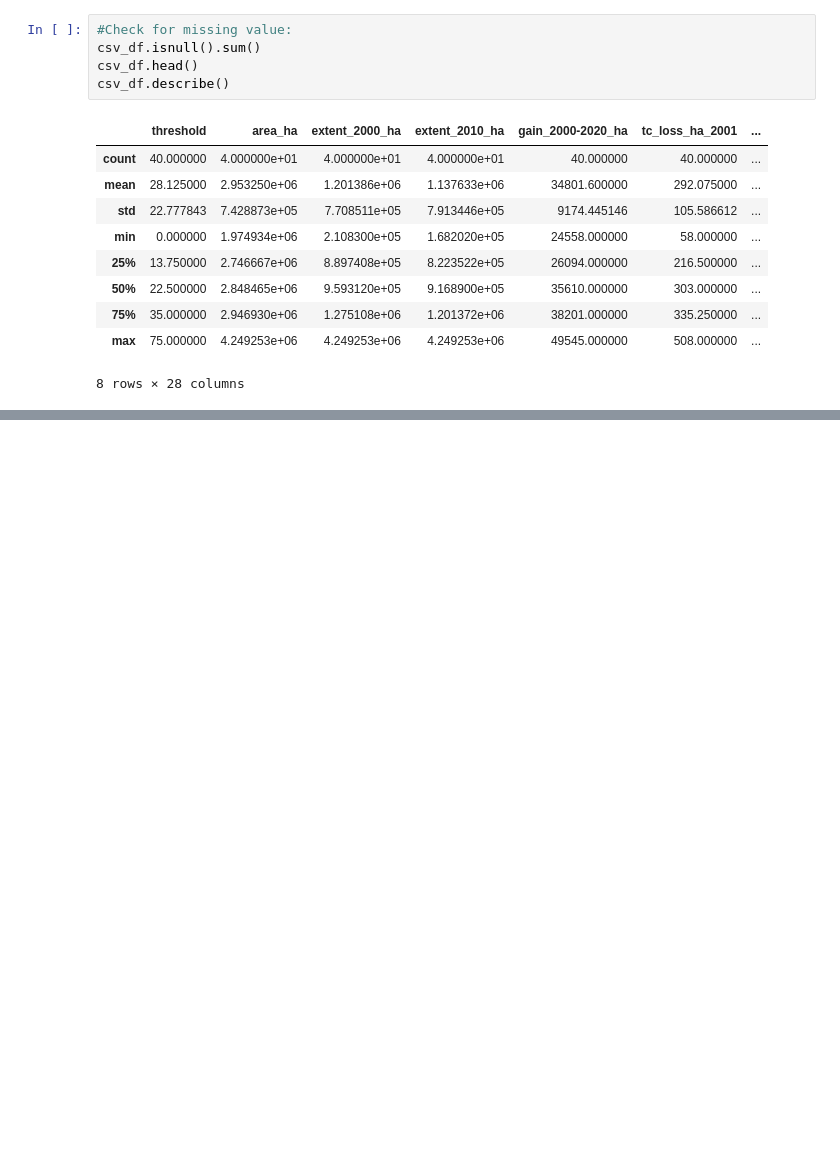
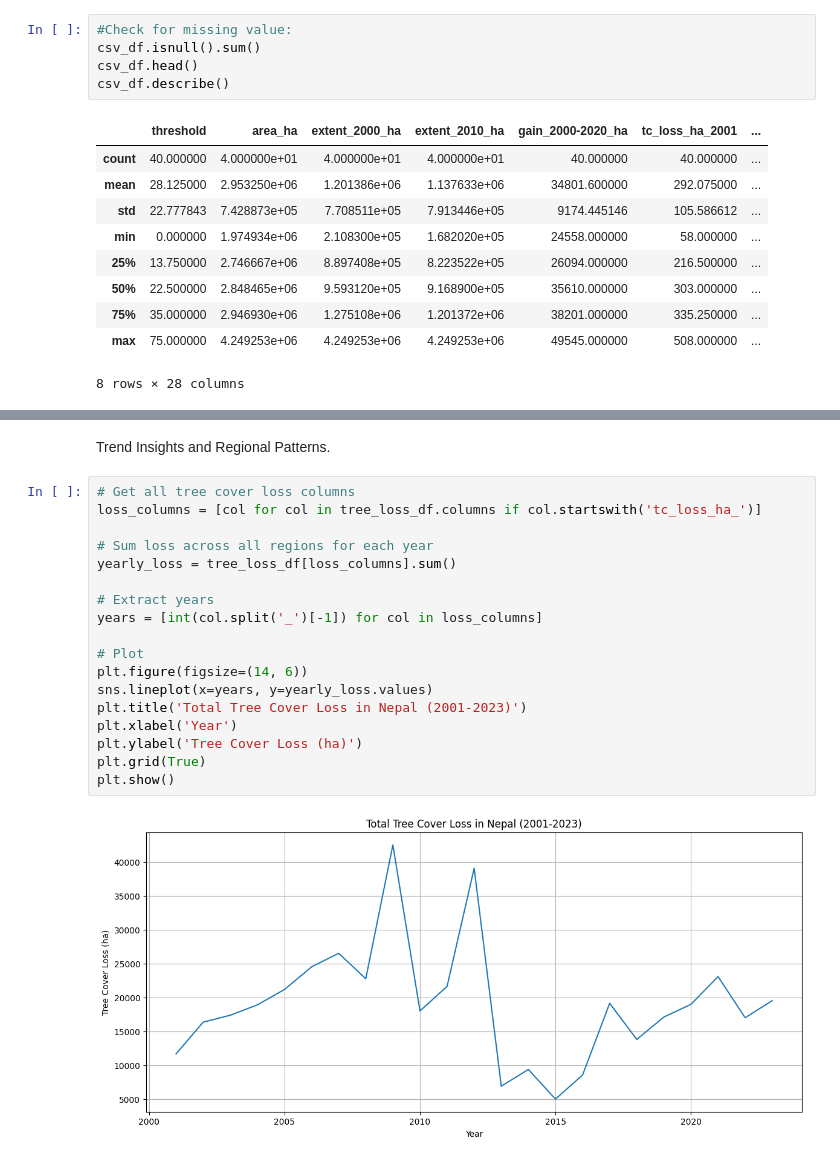
Before and after one commit to Omdena-NIC-Nepal/capstone-project-sandeshpoudel, a Jupyter notebook: main.ipynb, the cells around one changed output, grey strips where cells are left out. Cells and saved outputs as stored; diff of their text form; blank space fills up the shorter version.

```diff
--- a/main.ipynb
+++ b/main.ipynb
@@ -203,0 +424,22 @@ csv_df.describe()
+# %% [markdown]
+Trend Insights and Regional Patterns.
+# %%
+# Get all tree cover loss columns
+loss_columns = [col for col in tree_loss_df.columns if col.startswith('tc_loss_ha_')]
+
+# Sum loss across all regions for each year
+yearly_loss = tree_loss_df[loss_columns].sum()
+
+# Extract years
+years = [int(col.split('_')[-1]) for col in loss_columns]
+
+# Plot
+plt.figure(figsize=(14, 6))
+sns.lineplot(x=years, y=yearly_loss.values)
+plt.title('Total Tree Cover Loss in Nepal (2001-2023)')
+plt.xlabel('Year')
+plt.ylabel('Tree Cover Loss (ha)')
+plt.grid(True)
+plt.show()
+# %% [output]
+[figure, added]
```
Also changed, not shown: parts of 53 cells of this notebook, 9 other files.
